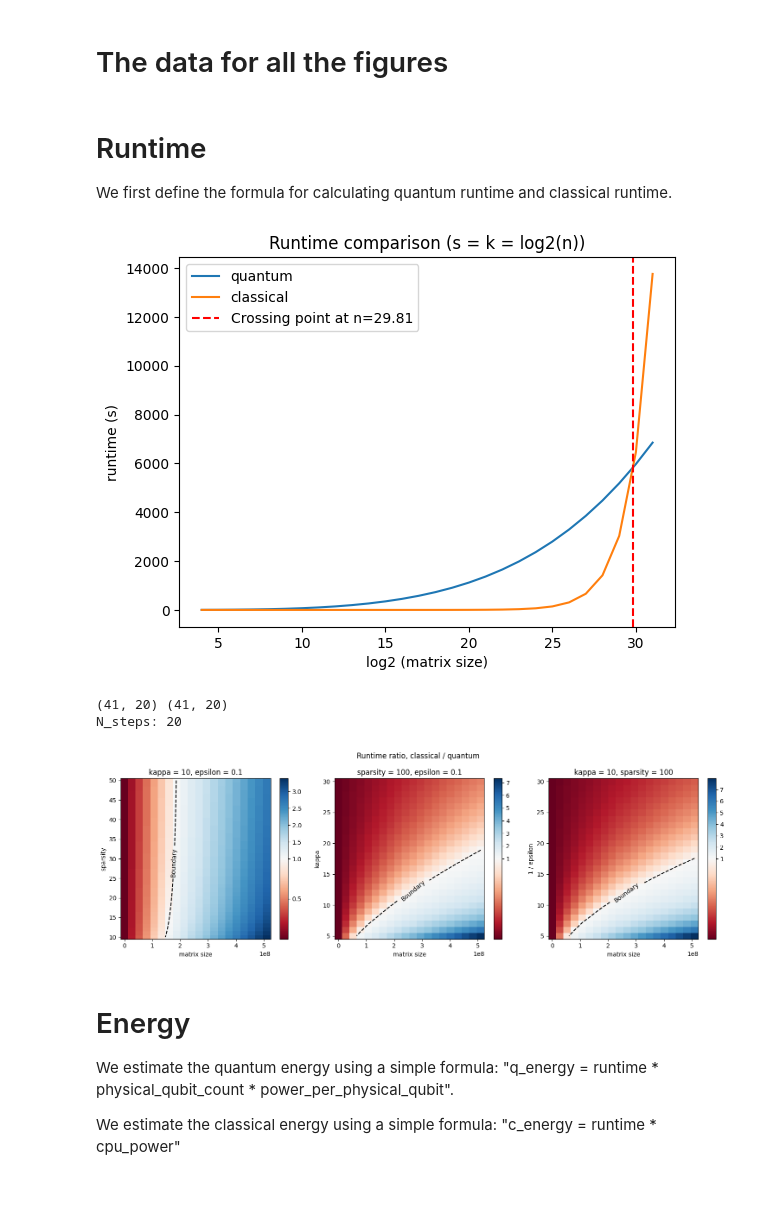
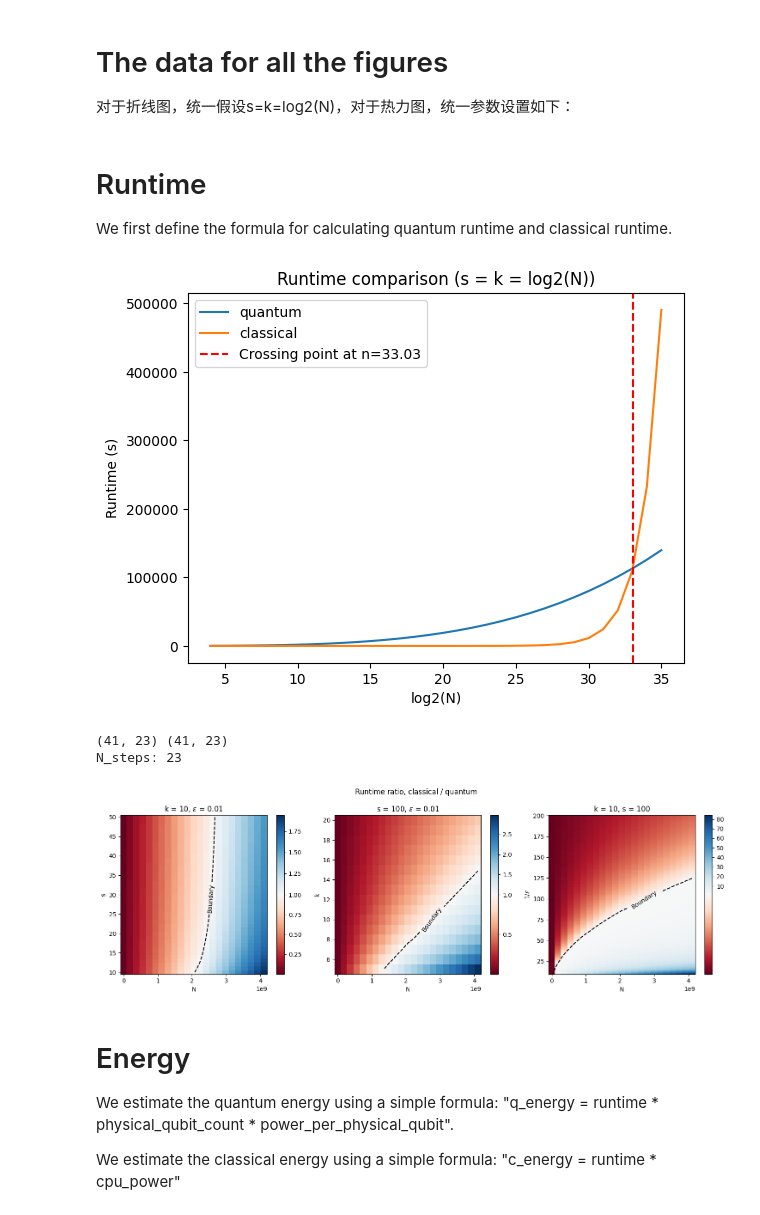
Before and after one commit to tiger9tu/HHL, a Jupyter notebook: tools/heatmap.ipynb, the cells around one changed output. Drawn from its saved outputs; the diff is of its cells as text; code cells hidden in the pictures.

```diff
--- a/tools/heatmap.ipynb
+++ b/tools/heatmap.ipynb
@@ -6,6 +6,8 @@ import surface_code_opt as sc
 import itertools
 # %% [markdown]
 # The data for all the figures
+
+对于折线图，统一假设s=k=log2(N)，对于热力图，统一参数设置如下：
 # %%
 max_physical_qubits = np.inf
 physical_error_rate = 1e-5
@@ -14,10 +16,10 @@ precision = 4
 
 fix_k = 10
 fix_s = 100
-fix_epsilon_inv = 10
+fix_epsilon_inv = 100
 s_start, s_end, ds = 10, 50, 1
-k_start, k_end, dk = 5, 30, 1
-epsilon_inv_start, epsilon_inv_end, depslilon_inv = 5, 30, 1
+k_start, k_end, dk = 5, 20, 1
+epsilon_inv_start, epsilon_inv_end, depslilon_inv = 10, 200, 1
 # %% [markdown]
 # Runtime
 
@@ -62,7 +89,7 @@ def calculate_c_runtime(k, s, epsilon_inv, N):
 # %%
 def plot_runtime_line_graph():
     n_start = 4
-    n_end =32
+    n_end =36
 
     n = np.arange(n_start, n_end, 1)
     k = n
@@ -83,16 +110,16 @@ def plot_runtime_line_graph():
     # Mark the crossing point
     ax.axvline(x=crossing_n, color='r', linestyle='--', label=f'Crossing point at n={crossing_n:.2f}')
 
-    ax.set_xlabel("log2 (matrix size)")
-    ax.set_ylabel("runtime (s)")
-    ax.set_title("Runtime comparison (s = k = log2(n))")
+    ax.set_xlabel("log2(N)")
+    ax.set_ylabel("Runtime (s)")
+    ax.set_title("Runtime comparison (s = k = log2(N))")
     ax.legend()
     fig.savefig("runtime_line.pdf")
     plt.show()
 
 plot_runtime_line_graph()
 # %% [output]
-[figure, old version]
+[figure, new version]
 # %%
 def sub_plot(fig, ax, x,y, data, title, xlabel, ylabel):
     norm = colors.TwoSlopeNorm(vmin=data.min(), vcenter=1, vmax=data.max())
@@ -123,7 +150,7 @@ def calculate_ratio(q_runtime, c_runtime, N, n_start):
 
 
 def plot_runtime_heatmap():  # set this function to avoid conflict variables
-    n_start, n_end, dn = 10, 29, 1
+    n_start, n_end, dn = 10, 32, 1
 
     # big N used by classical plot
     N_start = 2**n_start
@@ -145,41 +172,41 @@ def plot_runtime_heatmap():  # set this function to avoid conflict variables
     n_s_c_runtime = calculate_c_runtime(fix_k, s, fix_epsilon_inv, n_s_N)
     n_s_ratio = calculate_ratio(n_s_q_runtime, n_s_c_runtime, n_s_N, n_start)
 
-    sub_plot(fig,axs[0], n_s_N, s, n_s_ratio, f"kappa = {fix_k}, epsilon = {1/fix_epsilon_inv}", "matrix size", "sparsity")
+    sub_plot(fig, axs[0], n_s_N, s, n_s_ratio, f"k = {fix_k}, $\\epsilon$ = {1/fix_epsilon_inv}", "N", "s")
 
     ###############################
     # k - n
     ###############################
     k, n = np.mgrid[k_start : k_end + dk : dk, n_start : n_end + dn : dn]
     _, n_k_N = np.mgrid[k_start : k_end + dk : dk, N_start : N_start + N_steps * dN  :  dN]
     n_k_q_runtime = calculate_q_runtime(k, fix_s, fix_epsilon_inv, 2**n)
     n_k_c_runtime = calculate_c_runtime(k, fix_s, fix_epsilon_inv, n_k_N)
     n_k_ratio = calculate_ratio(n_k_q_runtime, n_k_c_runtime, n_k_N, n_start)
 
-    sub_plot(fig,axs[1], n_k_N, k, n_k_ratio, f"sparsity = {fix_s}, epsilon = {1/fix_epsilon_inv}", "matrix size", "kappa")
+    sub_plot(fig,axs[1], n_k_N, k, n_k_ratio, f"s = {fix_s}, $\\epsilon$ = {1/fix_epsilon_inv}", "N", "k")
 
     ###############################
     # epsilon - n
     ###############################
 
     epsilon, n = np.mgrid[epsilon_inv_start : epsilon_inv_end + depslilon_inv : depslilon_inv, n_start : n_end + dn : dn]
     _, n_epsilon_N = np.mgrid[epsilon_inv_start : epsilon_inv_end + depslilon_inv : depslilon_inv,  N_start : N_start + N_steps * dN : dN]
     n_epsilon_q_runtime = calculate_q_runtime(fix_k, fix_s, epsilon, 2**n)
     n_epsilon_c_runtime = calculate_c_runtime(fix_k, fix_s, epsilon, n_epsilon_N)
     n_epsilon_ratio = calculate_ratio(n_epsilon_q_runtime, n_epsilon_c_runtime, n_epsilon_N, n_start)
 
-    sub_plot(fig, axs[2], n_epsilon_N, epsilon, n_epsilon_ratio, f"kappa = {fix_k}, sparsity = {fix_s}", "matrix size", "1 / epsilon")
+    sub_plot(fig, axs[2], n_epsilon_N, epsilon, n_epsilon_ratio, f"k = {fix_k}, s = {fix_s}", "N", "$1 / \\epsilon$")
     fig.suptitle("Runtime ratio, classical / quantum")
     plt.tight_layout()
 
     plt.show()
 
 
 plot_runtime_heatmap()
 # %% [output]
-(41, 20) (41, 20)
-N_steps: 20
+(41, 23) (41, 23)
+N_steps: 23
-[figure, old version]
+[figure, new version]
 # %% [markdown]
 # Energy
 We estimate the quantum energy using a simple formula: "q_energy = runtime * physical_qubit_count * power_per_physical_qubit".
```
Also changed, not shown: parts of 4 cells of this notebook, 2 other files.
